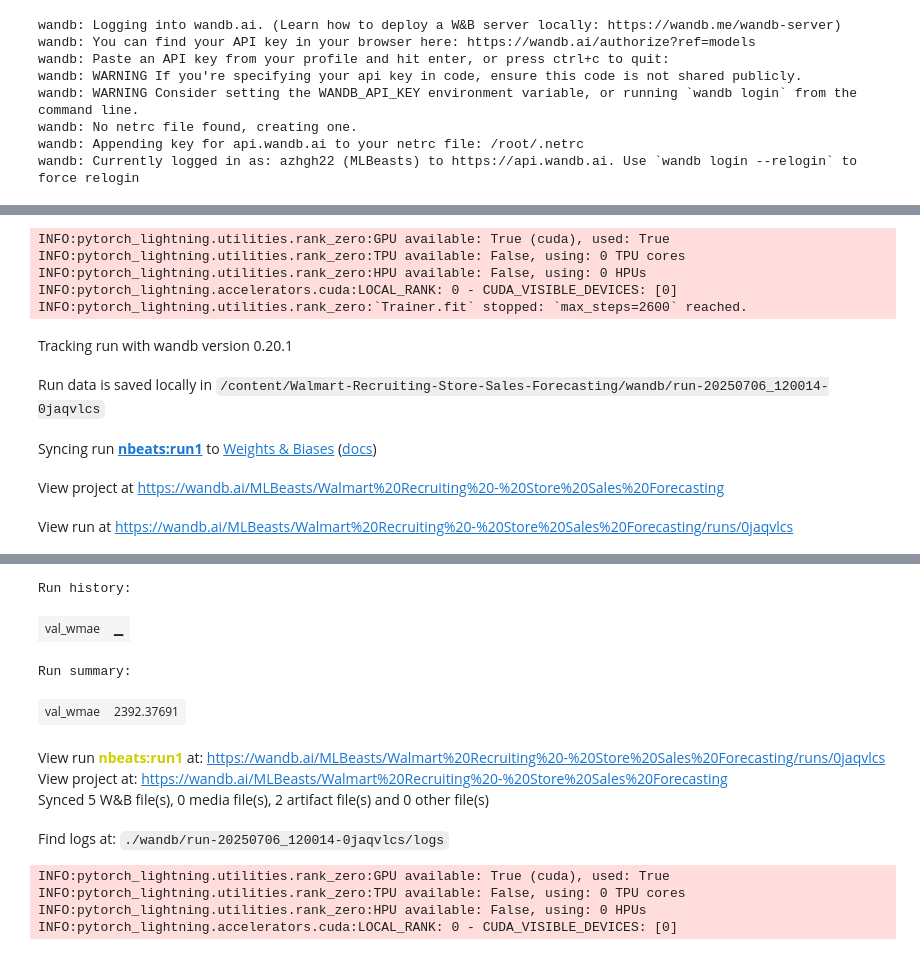
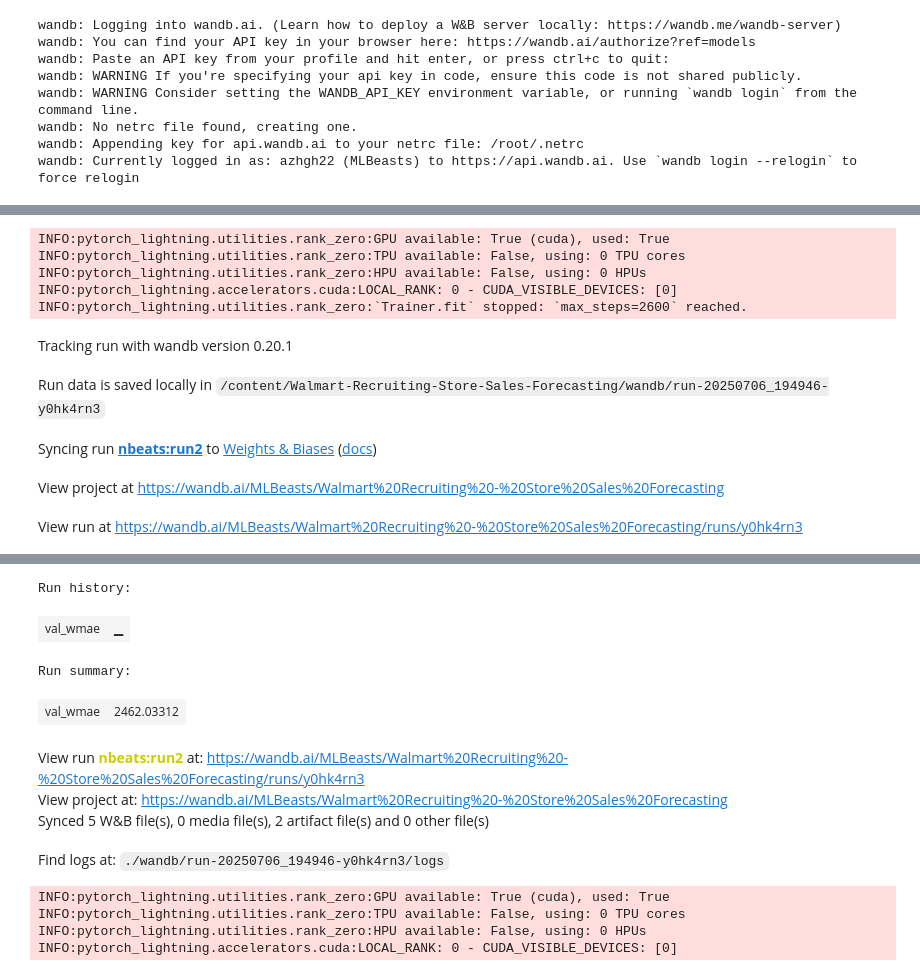
Before and after one commit to azhgh22/Walmart-Recruiting-Store-Sales-Forecasting, a Jupyter notebook: notebooks/n_beats.ipynb, the cells around one changed output, grey strips where cells are left out. Drawn from its saved outputs; the diff is of its cells as text; code cells hidden in the pictures.

```diff
--- a/notebooks/n_beats.ipynb
+++ b/notebooks/n_beats.ipynb
@@ -109,7 +92,7 @@ class NBEATSModel(BaseEstimator, TransformerMixin):
     def __init__(self,models:list[NBEATS]=None):
         if models == None or len(models)==0:
           if torch.cuda.is_available():
-            device = 'cuda'
+            device = 'gpu'
           else:
             device = 'cpu'
           models = [CustomNBEATS(
@@ -303,8 +281,8 @@ estim = CustomNBEATS(
             h=48,
             max_steps=25 * 104,
             batch_size=64,
-            stack_types=(['identity', 'trend', 'seasonality']+['identity']*8),
-            n_blocks = [1,1,1]+[1]*8,
+            stack_types=(['identity', 'trend', 'seasonality']),
+            n_blocks = [1,1,1],
             random_seed=42,
             accelerator='gpu',
             devices=1,
@@ -312,19 +290,19 @@ estim = CustomNBEATS(
             enable_progress_bar=False,
             enable_model_summary=False,)
 
-estim.set_optim(torch.optim.AdamW(estim.parameters(), lr=1e-3,weight_decay=0))
+# estim.set_optim(torch.optim.AdamW(estim.parameters(), lr=1e-3,weight_decay=0))
 
 estimators = [estim]
 
 pipeline = Pipeline([
     ('preprocess', Preprocessor()),
-    ('model', NBEATSModel(estimators))
+    ('model', NBEATSModel())
 ])
 
-# model = pipeline.fit(x_train,y_train)
-# x_val['y'] = y_val
-# preds = model.predict(x_val)
-# score = wmae(preds['y'],preds['CustomNBEATS'],preds['IsHoliday'])
-# print(lr,score)
+model = pipeline.fit(x_train,y_train)
+x_val['y'] = y_val
+preds = model.predict(x_val)
+score = wmae(preds['y'],preds['CustomNBEATS'],preds['IsHoliday'])
+print(score)
 # %% [output]
 INFO:lightning_fabric.utilities.seed:Seed set to 42
@@ -361,8 +335,8 @@ import joblib
 
 fin_model = pipeline.fit(train.drop(columns=['Weekly_Sales'].copy()),train['Weekly_Sales'].copy())
 
-joblib.dump(fin_model, "nbeats_run1.pkl")
-wandb.init(project="Walmart Recruiting - Store Sales Forecasting", name="nbeats:run1")
+joblib.dump(fin_model, "nbeats_run2.pkl")
+wandb.init(project="Walmart Recruiting - Store Sales Forecasting", name="nbeats:run2")
 
 wandb.config.update({
     'score_metric' : 'WMAE',
@@ -378,46 +352,46 @@ wandb.config.update({
     'max_steps' : 25 * 104,
     'input_size' : 15,
     'horizon': 48,
-    'architecture' : ['identity', 'trend', 'seasonality']+['identity'],
-    'n_blocks' : [1,1,1]+[1]*8,
+    'architecture' : ['identity', 'trend', 'seasonality'],
+    'n_blocks' : [1,1,1],
     'random_state': 42,
     'objective' : 'reg:squarederror',
 })
 
 wandb.log({
     'val_wmae': score
 })
 
 
 artifact = wandb.Artifact(
-    name="nbeats_run1",
+    name="nbeats_run2",
     type="model",
 )
 
-artifact.add_file("nbeats_run1.pkl")
+artifact.add_file("nbeats_run2.pkl")
 wandb.log_artifact(artifact)
 
 wandb.finish()
 # %% [output]
 INFO:pytorch_lightning.utilities.rank_zero:GPU available: True (cuda), used: True
 INFO:pytorch_lightning.utilities.rank_zero:TPU available: False, using: 0 TPU cores
 INFO:pytorch_lightning.utilities.rank_zero:HPU available: False, using: 0 HPUs
 INFO:pytorch_lightning.accelerators.cuda:LOCAL_RANK: 0 - CUDA_VISIBLE_DEVICES: [0]
 INFO:pytorch_lightning.utilities.rank_zero:`Trainer.fit` stopped: `max_steps=2600` reached.
 Tracking run with wandb version 0.20.1
-Run data is saved locally in /content/Walmart-Recruiting-Store-Sales-Forecasting/wandb/run-20250706_120014-0jaqvlcs
+Run data is saved locally in /content/Walmart-Recruiting-Store-Sales-Forecasting/wandb/run-20250706_194946-y0hk4rn3
-Syncing run nbeats:run1 to Weights & Biases (docs)
+Syncing run nbeats:run2 to Weights & Biases (docs)
 View project at https://wandb.ai/MLBeasts/Walmart%20Recruiting%20-%20Store%20Sales%20Forecasting
-View run at https://wandb.ai/MLBeasts/Walmart%20Recruiting%20-%20Store%20Sales%20Forecasting/runs/0jaqvlcs
+View run at https://wandb.ai/MLBeasts/Walmart%20Recruiting%20-%20Store%20Sales%20Forecasting/runs/y0hk4rn3
 [interactive output not drawn]
 Run history:
 | val_wmae | ▁ |
 Run summary:
-| val_wmae | 2392.37691 |
+| val_wmae | 2462.03312 |
-View run nbeats:run1 at: https://wandb.ai/MLBeasts/Walmart%20Recruiting%20-%20Store%20Sales%20Forecasting/runs/0jaqvlcs
+View run nbeats:run2 at: https://wandb.ai/MLBeasts/Walmart%20Recruiting%20-%20Store%20Sales%20Forecasting/runs/y0hk4rn3
 View project at: https://wandb.ai/MLBeasts/Walmart%20Recruiting%20-%20Store%20Sales%20Forecasting
 Synced 5 W&B file(s), 0 media file(s), 2 artifact file(s) and 0 other file(s)
-Find logs at: ./wandb/run-20250706_120014-0jaqvlcs/logs
+Find logs at: ./wandb/run-20250706_194946-y0hk4rn3/logs
 # %%
 pred = fin_model.predict(test)
 # %% [output]
```
Also changed, not shown: parts of 5 cells of this notebook.
